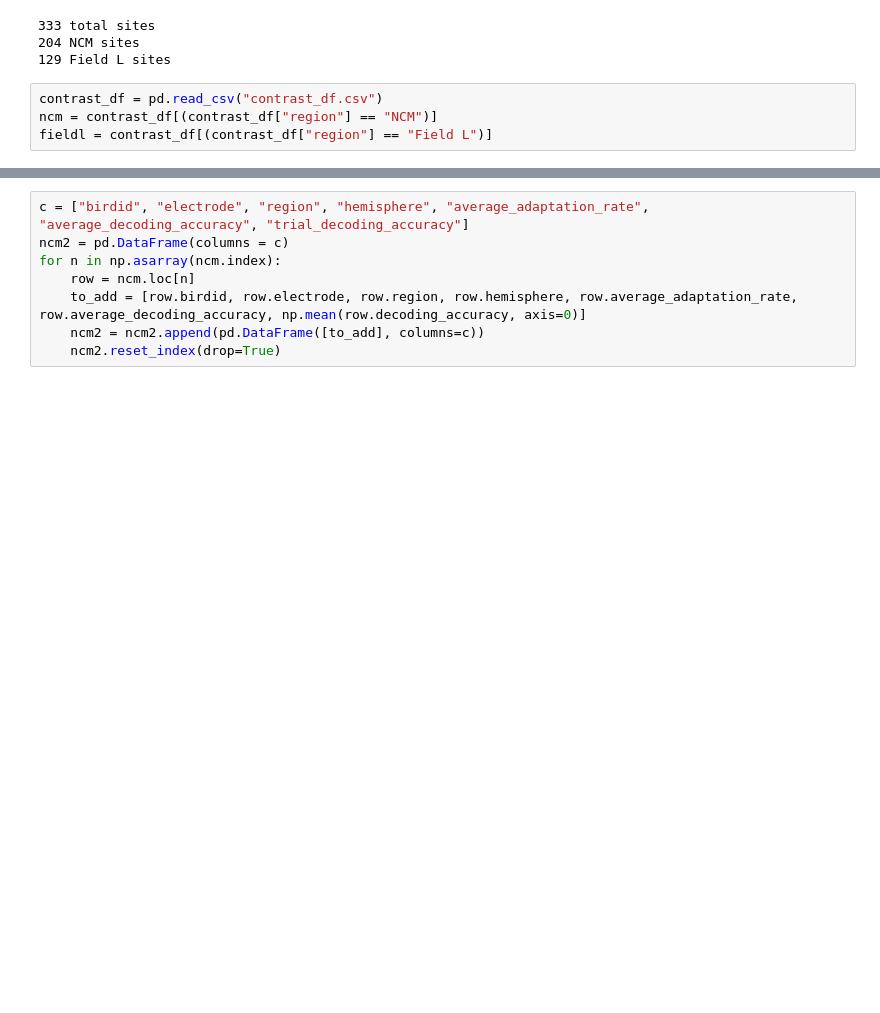
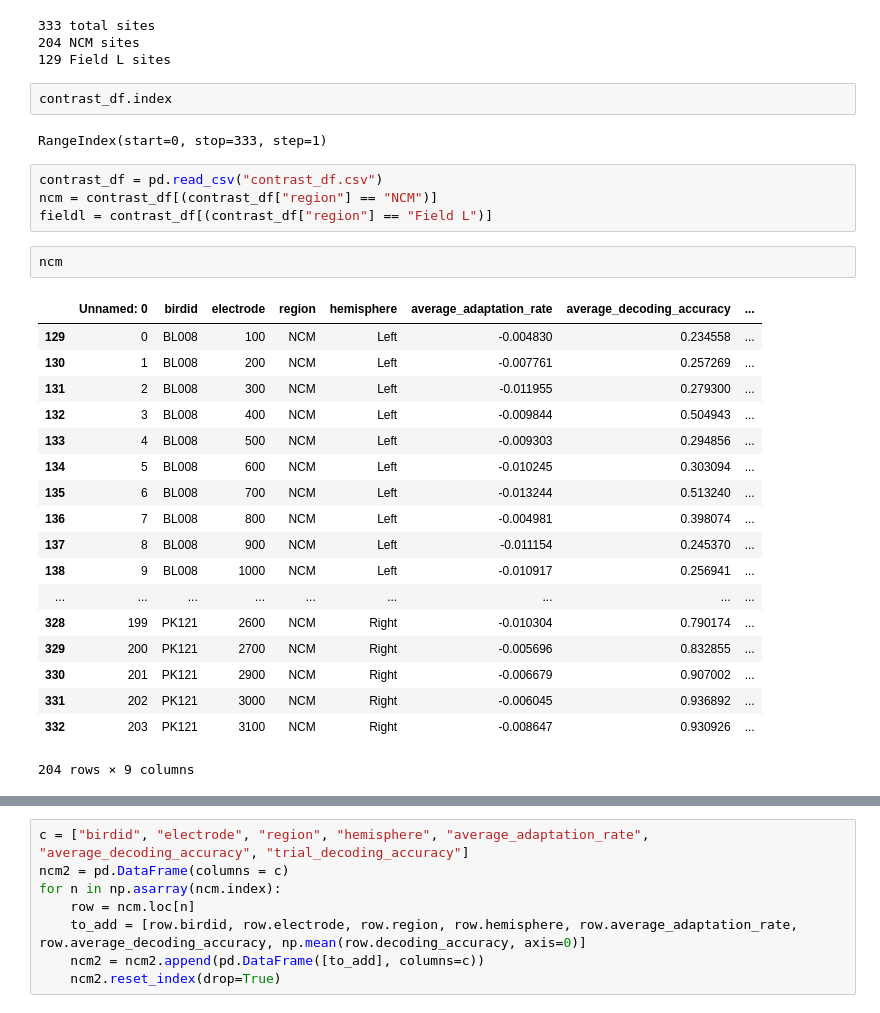
Before and after one commit to dnatanov/dnlab, a Jupyter notebook: exploratory_analysis.ipynb, the cells around one changed output, grey strips where cells are left out. Drawn from its saved outputs; the diff is of its cells as text; blank space fills up the shorter version.

```diff
--- a/exploratory_analysis.ipynb
+++ b/exploratory_analysis.ipynb
@@ -290,9 +228,34 @@ print str(len(fieldl)) + " Field L sites"
 333 total sites
 204 NCM sites
 129 Field L sites
+# %%
+contrast_df.index
+# %% [output]
+RangeIndex(start=0, stop=333, step=1)
 # %%
 contrast_df = pd.read_csv("contrast_df.csv")
 ncm = contrast_df[(contrast_df["region"] == "NCM")]
 fieldl = contrast_df[(contrast_df["region"] == "Field L")]
+# %%
+ncm
+# %% [output]
+|  | Unnamed: 0 | birdid | electrode | region | hemisphere | average_adaptation_rate | average_decoding_accuracy | ... |
+| 129 | 0 | BL008 | 100 | NCM | Left | -0.004830 | 0.234558 | ... |
+| 130 | 1 | BL008 | 200 | NCM | Left | -0.007761 | 0.257269 | ... |
+| 131 | 2 | BL008 | 300 | NCM | Left | -0.011955 | 0.279300 | ... |
+| 132 | 3 | BL008 | 400 | NCM | Left | -0.009844 | 0.504943 | ... |
+| 133 | 4 | BL008 | 500 | NCM | Left | -0.009303 | 0.294856 | ... |
+| 134 | 5 | BL008 | 600 | NCM | Left | -0.010245 | 0.303094 | ... |
+| 135 | 6 | BL008 | 700 | NCM | Left | -0.013244 | 0.513240 | ... |
+| 136 | 7 | BL008 | 800 | NCM | Left | -0.004981 | 0.398074 | ... |
+| 137 | 8 | BL008 | 900 | NCM | Left | -0.011154 | 0.245370 | ... |
+| 138 | 9 | BL008 | 1000 | NCM | Left | -0.010917 | 0.256941 | ... |
+| ... | ... | ... | ... | ... | ... | ... | ... | ... |
+| 328 | 199 | PK121 | 2600 | NCM | Right | -0.010304 | 0.790174 | ... |
+| 329 | 200 | PK121 | 2700 | NCM | Right | -0.005696 | 0.832855 | ... |
+| 330 | 201 | PK121 | 2900 | NCM | Right | -0.006679 | 0.907002 | ... |
+| 331 | 202 | PK121 | 3000 | NCM | Right | -0.006045 | 0.936892 | ... |
+| 332 | 203 | PK121 | 3100 | NCM | Right | -0.008647 | 0.930926 | ... |
+204 rows × 9 columns
 # %%
 sns.set(font_scale = 1.3)
```
Also changed, not shown: parts of 43 cells of this notebook, 2 other files.
